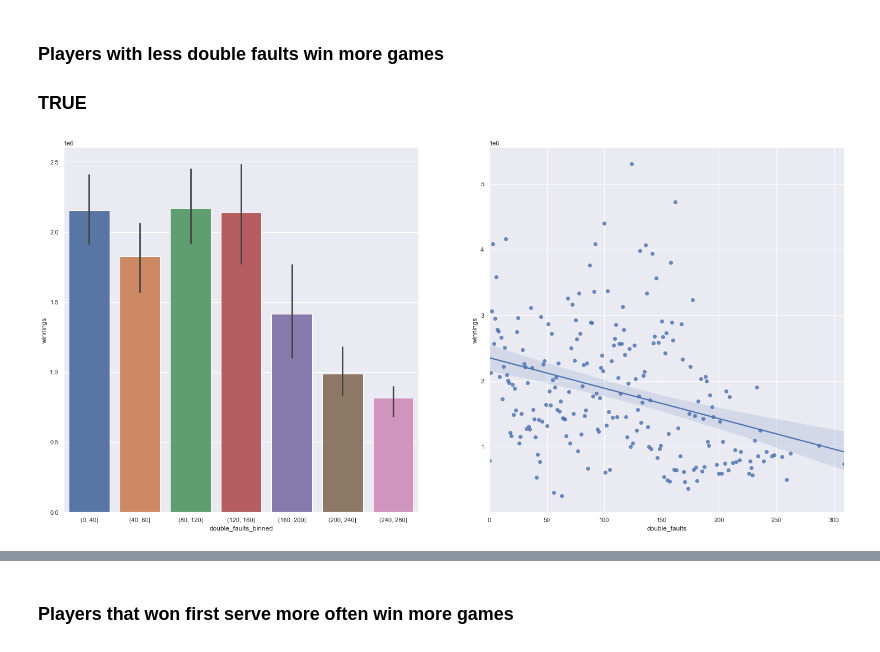
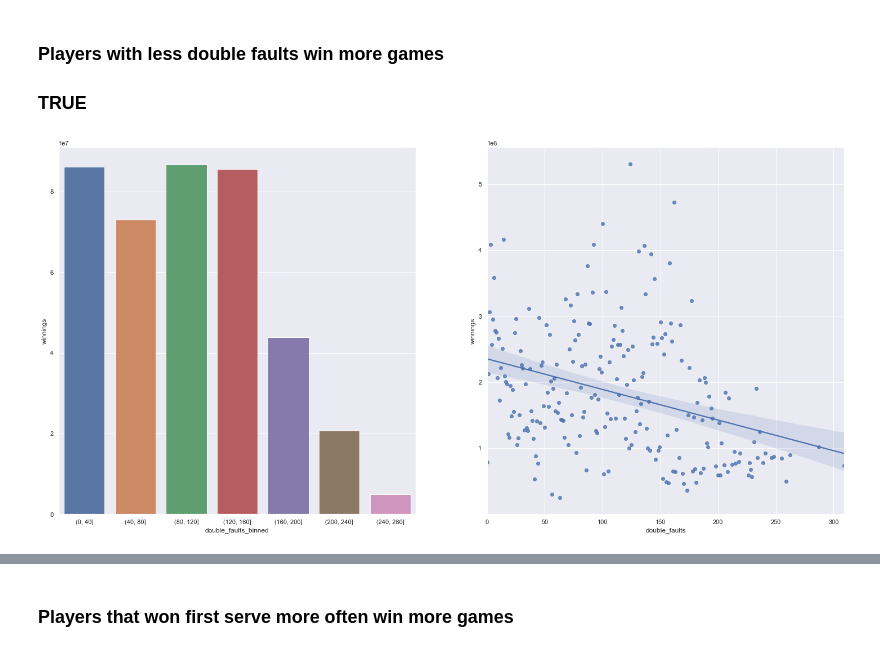
Before and after one commit to jvbf97/tennis-ace, a Jupyter notebook: main.ipynb, the cells around one changed output, grey strips where cells are left out. Saved outputs shown, nothing was run; the diff lists cells and outputs as text; code cells hidden in the pictures.

```diff
--- a/main.ipynb
+++ b/main.ipynb
@@ -242,13 +242,13 @@ num_attributes.hist( bins=25 );
 # %%
 aux1 = df2[['double_faults', 'winnings']].groupby( 'double_faults' ).sum().reset_index()
 
 plt.subplot( 1,2,1 )
 bins = list( np.arange( 0, 320, 40) )
 aux1['double_faults_binned'] = pd.cut( aux1['double_faults'], bins=bins )
 aux2 = aux1[['double_faults_binned', 'winnings']].groupby( 'double_faults_binned' ).sum().reset_index()
-sns.barplot(x = 'double_faults_binned', y = 'winnings', data = aux1);
+sns.barplot(x = 'double_faults_binned', y = 'winnings', data = aux2);
 
 plt.subplot( 1,2,2 )
 sns.regplot( x ='double_faults', y='winnings', data=aux1 );
 # %% [output]
-[figure, old version]
+[figure, new version]
```
Also changed, not shown: parts of 15 cells of this notebook.
